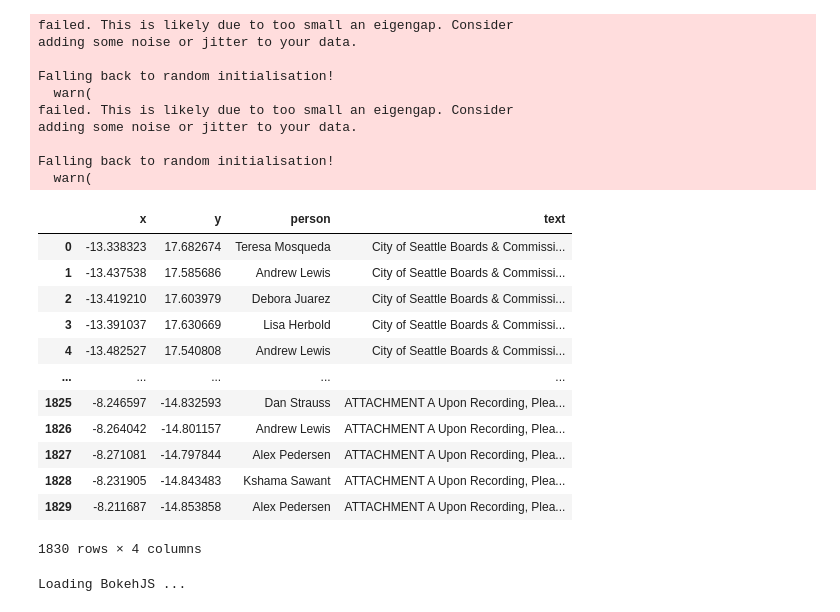
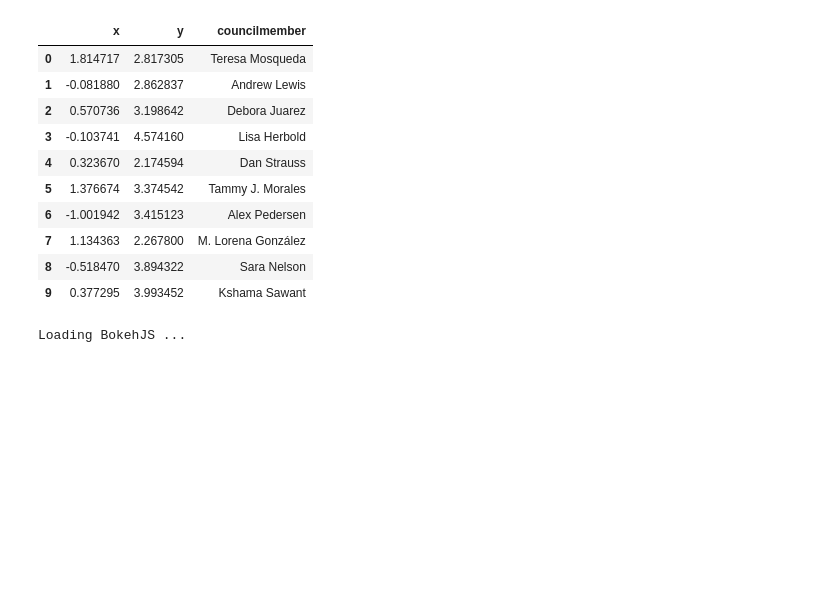
Before and after one commit to PugetSoundClinic-PIT/councils-in-action, a Jupyter notebook: voting-blocs.ipynb, the cells around one changed output. Drawn from its saved outputs; the diff is of its cells as text; code cells hidden in the pictures; blank space fills up the shorter version.

Commit message:
Semantic clustering

```diff
--- a/voting-blocs.ipynb
+++ b/voting-blocs.ipynb
@@ -98,7 +90,7 @@ warnings.filterwarnings("ignore", message=".*Unverified HTTPS request is being m
 
 connect_to_infrastructure(CDPInstances.Seattle)
 
-matter_files = list(db_models.MatterFile.collection.fetch(400))
+matter_files = list(db_models.MatterFile.collection.fetch(800))
 
 matter_id_vec_lut = {}
 for matter_file in tqdm(matter_files, desc="Processing matter files"):
@@ -209,0 +191,16 @@ votes
+# %%
+semantic_voting_records = []
+for person_name, decision_vec_lists in person_decision_lut.items():
+    person_record = {
+        "councilmember": person_name,
+    }
+    for decision, vec_list in decision_vec_lists.items():
+        if decision in ["Approve", "Reject"]:
+            mean_vec = np.stack(vec_list, axis=0).mean(axis=0)
+            for i, vec_val in enumerate(mean_vec.tolist()):
+                person_record[f"{decision.lower()}-mean-feat-{i}"] = vec_val
+
+    semantic_voting_records.append(person_record)
+
+semantic_voting_records = pd.DataFrame(semantic_voting_records).fillna(0)
+semantic_voting_records
@@ -210,3 +220,6 @@ votes
 # %%
-data = votes[votes.columns[~votes.columns.isin(["person", "text", "decision"])]]
-data
+data = semantic_voting_records[
+    semantic_voting_records.columns[
+        ~semantic_voting_records.columns.isin(["councilmember"])
+    ]
+]
@@ -227,41 +226,28 @@ data
 # %%
 from bokeh.models import ColumnDataSource
 from bokeh.plotting import figure, output_notebook, show
 from umap import UMAP
 
 umap = UMAP()
 xtfm = umap.fit_transform(data)
 
 fit_data = pd.DataFrame()
 fit_data["x"] = xtfm[:, 0]
 fit_data["y"] = xtfm[:, 1]
-fit_data["person"] = votes["person"]
-fit_data["text"] = votes["text"]
+fit_data["councilmember"] = semantic_voting_records["councilmember"]
 fit_data
 # %% [output]
-failed. This is likely due to too small an eigengap. Consider
-adding some noise or jitter to your data.
-
-Falling back to random initialisation!
-  warn(
-failed. This is likely due to too small an eigengap. Consider
-adding some noise or jitter to your data.
-
-Falling back to random initialisation!
-  warn(
-|  | x | y | person | text |
-| 0 | -13.338323 | 17.682674 | Teresa Mosqueda | City of Seattle Boards & Commissi... |
-| 1 | -13.437538 | 17.585686 | Andrew Lewis | City of Seattle Boards & Commissi... |
-| 2 | -13.419210 | 17.603979 | Debora Juarez | City of Seattle Boards & Commissi... |
-| 3 | -13.391037 | 17.630669 | Lisa Herbold | City of Seattle Boards & Commissi... |
-| 4 | -13.482527 | 17.540808 | Andrew Lewis | City of Seattle Boards & Commissi... |
-| ... | ... | ... | ... | ... |
-| 1825 | -8.246597 | -14.832593 | Dan Strauss | ATTACHMENT A Upon Recording, Plea... |
-| 1826 | -8.264042 | -14.801157 | Andrew Lewis | ATTACHMENT A Upon Recording, Plea... |
-| 1827 | -8.271081 | -14.797844 | Alex Pedersen | ATTACHMENT A Upon Recording, Plea... |
-| 1828 | -8.231905 | -14.843483 | Kshama Sawant | ATTACHMENT A Upon Recording, Plea... |
-| 1829 | -8.211687 | -14.853858 | Alex Pedersen | ATTACHMENT A Upon Recording, Plea... |
+|  | x | y | councilmember |
+| 0 | 1.814717 | 2.817305 | Teresa Mosqueda |
+| 1 | -0.081880 | 2.862837 | Andrew Lewis |
+| 2 | 0.570736 | 3.198642 | Debora Juarez |
+| 3 | -0.103741 | 4.574160 | Lisa Herbold |
+| 4 | 0.323670 | 2.174594 | Dan Strauss |
+| 5 | 1.376674 | 3.374542 | Tammy J. Morales |
+| 6 | -1.001942 | 3.415123 | Alex Pedersen |
+| 7 | 1.134363 | 2.267800 | M. Lorena González |
+| 8 | -0.518470 | 3.894322 | Sara Nelson |
+| 9 | 0.377295 | 3.993452 | Kshama Sawant |
-1830 rows × 4 columns
 # %%
 import bokeh.models as bmo
 from bokeh.palettes import d3
```
Also changed, not shown: parts of 9 cells of this notebook.
